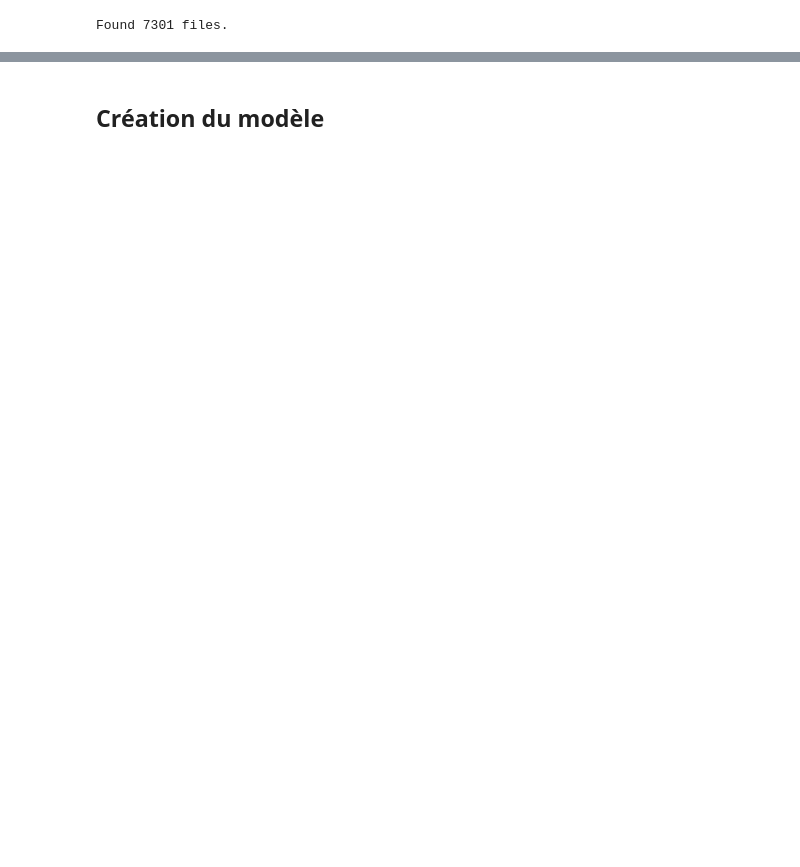
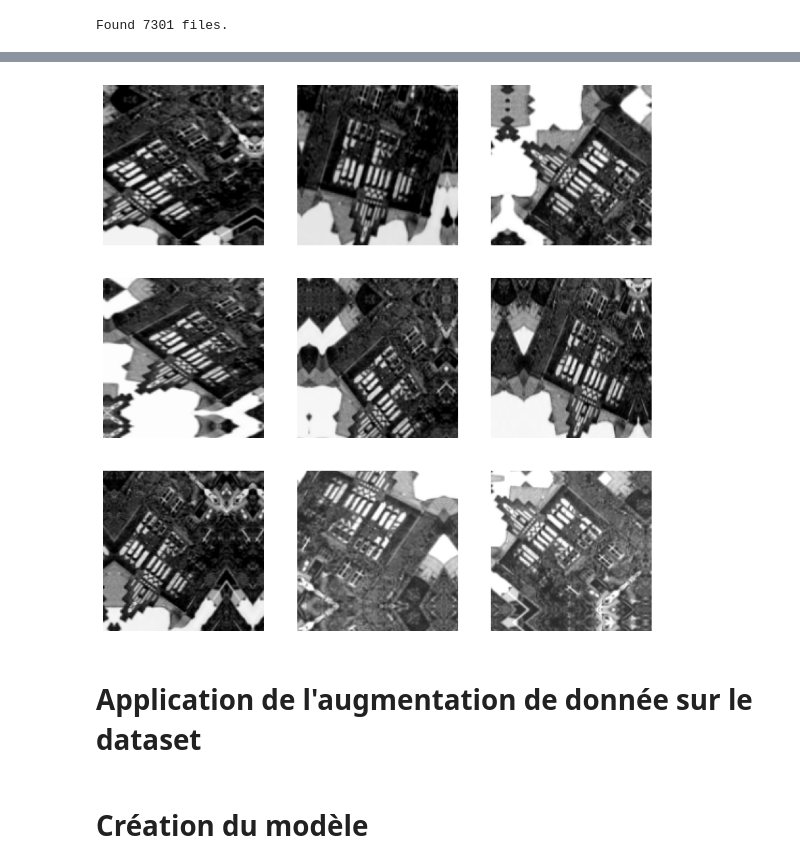
Before and after one commit to erwan44gaut/Image-AI-E5, a Jupyter notebook: Intel/intel.ipynb, the cells around one changed output, grey strips where cells are left out. Cells and saved outputs as stored; diff of their text form; code cells hidden in the pictures; blank space fills up the shorter version.

```diff
--- a/Intel/intel.ipynb
+++ b/Intel/intel.ipynb
@@ -104,0 +128,23 @@ Found 7301 files.
+# %%
+data_augmentation_layers = [
+    keras.layers.RandomFlip(mode="horizontal_and_vertical"),
+    keras.layers.RandomRotation(factor=0.2, fill_mode="reflect", interpolation="bilinear"),
+    keras.layers.RandomTranslation(height_factor=0.2, width_factor=0.2, fill_mode="reflect", interpolation="bilinear"),
+    keras.layers.RandomContrast(factor=0.2),
+    keras.layers.RandomBrightness(factor=0.2),
+    keras.layers.RandomZoom(height_factor=0.2, width_factor=0.2, fill_mode="reflect", interpolation="bilinear")
+]
+
+def data_augmentation(images):
+    for layer in data_augmentation_layers:
+        images = layer(images)
+    return images
+# %%
+plt.figure(figsize=(10, 10))
+for images, _ in train_dataset.take(1):
+    for i in range(9):
+        augmented_images = data_augmentation(images)
+        ax = plt.subplot(3, 3, i + 1)
+        plt.imshow(np.array(augmented_images[0]).astype("uint8"))
+        plt.axis("off")
+# %% [output]
@@ -104,0 +152,3 @@ Found 7301 files.
+[figure, added]
+# %% [markdown]
+# Application de l'augmentation de donnée sur le dataset
@@ -105,2 +163,2 @@ Found 7301 files.
 # %% [markdown]
-## Création du modèle
+# Création du modèle
```
Also changed, not shown: parts of 37 cells of this notebook.
